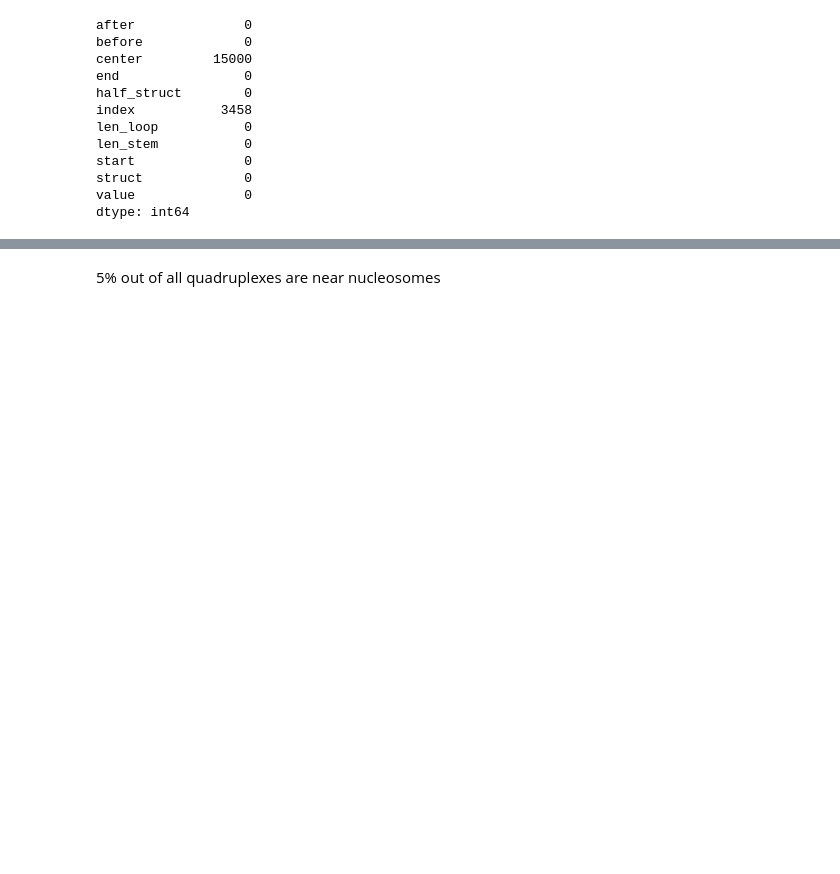
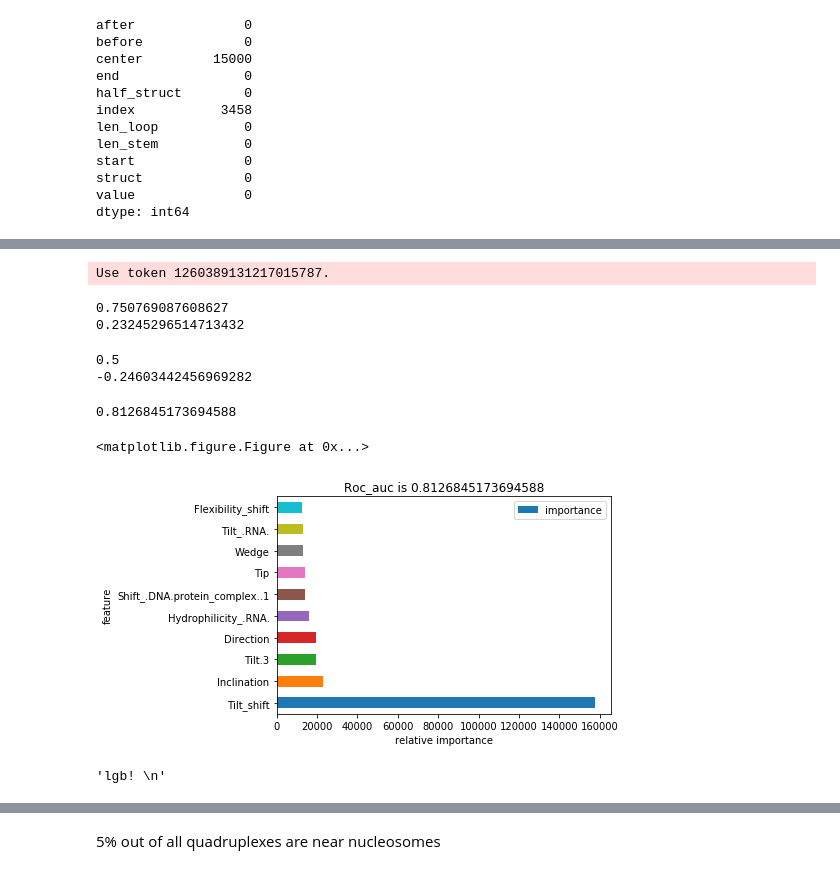
Before and after one commit to eamag/secpunct, a Jupyter notebook: notebooks/prototyping.ipynb, the cells around one changed output, grey strips where cells are left out. Drawn from its saved outputs; the diff is of its cells as text; code cells hidden in the pictures; blank space fills up the shorter version.

Commit message:
Testing with logreg

```diff
--- a/notebooks/prototyping.ipynb
+++ b/notebooks/prototyping.ipynb
@@ -110,14 +110,14 @@ dtype: int64
 diprodb = pd.read_csv('../data/dprops.csv', index_col=0)
 
 features = []
-for struct in tqdm(concated.loc[:, concated.columns != 'value']['half_struct']):
+for struct in tqdm(concated.loc[:, concated.columns != 'value']['struct']):
     strl = re.findall('..', struct)
     temp = []
     for dyad in strl:
         temp.append(diprodb[diprodb['PropertyName'] == dyad].values.tolist()[0])
     features.append(pd.DataFrame(temp, columns=diprodb.columns).sum())
 features = pd.DataFrame(features)
-
+features.tail()
 
 # tsne = TSNE(n_jobs=8)
 # transformed = tsne.fit_transform(features.loc[:, features.columns != 'PropertyName'])
@@ -136,0 +144,5 @@ If you're reading this message in another frontend (for example, a static render
+# %%
+# features.loc[concated[concated['value'] == 1].index]['Tilt_shift'].median()
+# pd.DataFrame(pd.concat([features, concated['value']], axis=1, ignore_index=True), columns=(features.columns.tolist() + ['target']))
+csv_feats = pd.concat([features, concated['value']], axis=1, ignore_index=True)
+csv_feats.columns = features.columns.tolist() + ['target']
@@ -136,0 +151,30 @@ If you're reading this message in another frontend (for example, a static render
+# %%
+from sklearn.model_selection import train_test_split
+x_train, x_test, y_train, y_test = train_test_split(
+    csv_feats.drop(['PropertyName', 'target'], axis=1).values, csv_feats['target'].values,
+    test_size=0.2)
+
+import telepyth # push notif in telegram
+
+%telepyth -t 1260389131217015787
+# %% [output]
+Use token 1260389131217015787.
+# %%
+from sklearn.linear_model import LogisticRegression
+logreg = LogisticRegression(n_jobs=-1)
+logreg.fit(x_train, y_train)
+# %%
+y_pred = logreg.predict_proba(x_test)[:, 1]
+print(roc_auc_score(y_test, y_pred))
+print(r2_score(y_test, y_pred))
+# %% [output]
+0.750769087608627
+0.23245296514713432
+# %%
+all_zeros = np.zeros(3692)
+print(roc_auc_score(y_test, all_zeros))
+from sklearn.metrics import r2_score
+print(r2_score(y_test, all_zeros))
+# %% [output]
+0.5
+-0.24603442456969282
@@ -137,13 +204,4 @@ If you're reading this message in another frontend (for example, a static render
 # %%
-from sklearn.model_selection import train_test_split
-x_train, x_test, y_train, y_test = train_test_split(
-    features.drop('PropertyName', axis=1).values, concated['value'].values,
-    test_size=0.2)
-
-import telepyth # push notif in telegram
-
-%telepyth -t 1260389131217015787
-
 import lightgbm as lgb
 from sklearn.metrics import roc_auc_score
 verbose = 1
@@ -155,33 +213,38 @@ params = {
     "objective": "binary",
     'num_iterations':10000,
     "metric": "auc",
     "num_leaves": 10000,
     "verbose": 1,
 #     "min_data": 100,
 #     "boost_from_average": True
 }
 
 d_train = lgb.Dataset(x_train, y_train)
 # d_valid = lgb.Dataset(X_test, label=y_test)
 model = lgb.train(params, d_train)
 # model.save_model('regressin')
 # model = lgb.Booster(model_file='regressin')
 
 y_pred = model.predict(x_test)
 print(roc_auc_score(y_test, y_pred))
 
 df_fi = pd.DataFrame(features.columns[1:], columns=['feature'])
 df_fi['importance'] = list(model.feature_importance('gain'))
 df_fi.sort_values('importance', ascending=False, inplace=True)
 # print(df_fi)
 if plot:
     plt.figure()
     df_fi.head(10).plot(kind='barh', x='feature', y='importance')
     plt.title('Roc_auc is {}'.format(roc_auc_score(y_test, y_pred)))
     plt.xlabel('relative importance')
     plt.show()
 
 %telepyth 'lgb! \n'
+# %% [output]
+0.8126845173694588
+<matplotlib.figure.Figure at 0x...>
+[figure, added]
+'lgb! \n'
 # %%
 all_quad_coords = pd.read_csv('/home/konovalovdmitry/results/all_quad_coords.tsv', sep='\t', header=None)
 all_quad_coords = all_quad_coords[all_quad_coords[0] == 'chr1']
```
Also changed, not shown: parts of 20 cells of this notebook, 2 other files.
